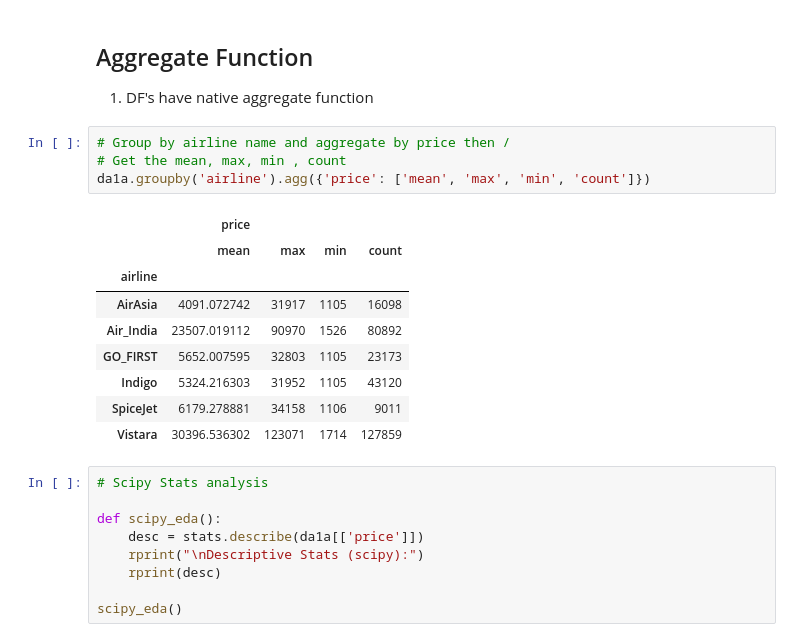
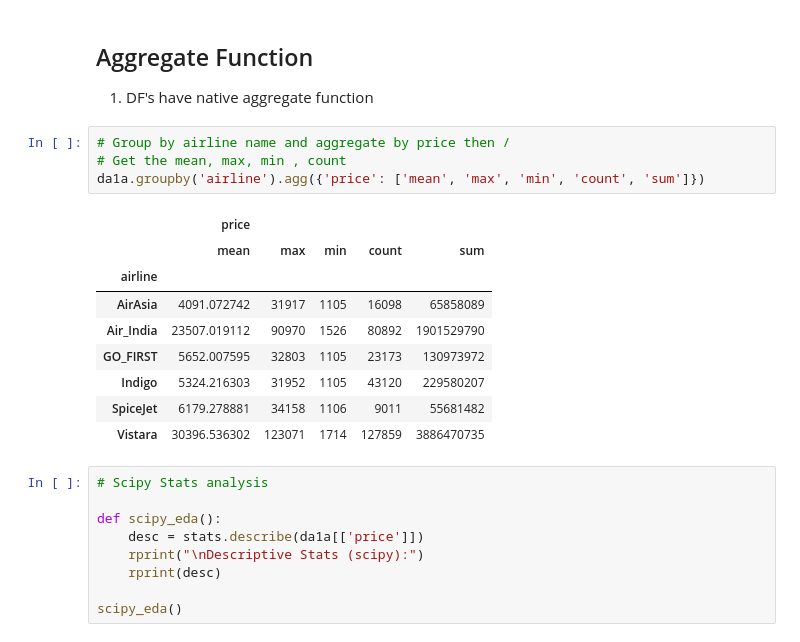
Before and after one commit to xyizko/xo-mathz, a Jupyter notebook: nb/yt-pandas-2.ipynb, the cells around one changed output. Cells and saved outputs as stored; diff of their text form.

```diff
--- a/nb/yt-pandas-2.ipynb
+++ b/nb/yt-pandas-2.ipynb
@@ -1286,17 +1286,17 @@ r4.style.format("{:,.4f}")
 # %%
 # Group by airline name and aggregate by price then /
 # Get the mean, max, min , count
-da1a.groupby('airline').agg({'price': ['mean', 'max', 'min', 'count']})
+da1a.groupby('airline').agg({'price': ['mean', 'max', 'min', 'count', 'sum']})
 # %% [output]
-|  | price |  |  |  |
-|  | mean | max | min | count |
-| airline |  |  |  |  |
-| AirAsia | 4091.072742 | 31917 | 1105 | 16098 |
-| Air_India | 23507.019112 | 90970 | 1526 | 80892 |
-| GO_FIRST | 5652.007595 | 32803 | 1105 | 23173 |
-| Indigo | 5324.216303 | 31952 | 1105 | 43120 |
-| SpiceJet | 6179.278881 | 34158 | 1106 | 9011 |
-| Vistara | 30396.536302 | 123071 | 1714 | 127859 |
+|  | price |  |  |  |  |
+|  | mean | max | min | count | sum |
+| airline |  |  |  |  |  |
+| AirAsia | 4091.072742 | 31917 | 1105 | 16098 | 65858089 |
+| Air_India | 23507.019112 | 90970 | 1526 | 80892 | 1901529790 |
+| GO_FIRST | 5652.007595 | 32803 | 1105 | 23173 | 130973972 |
+| Indigo | 5324.216303 | 31952 | 1105 | 43120 | 229580207 |
+| SpiceJet | 6179.278881 | 34158 | 1106 | 9011 | 55681482 |
+| Vistara | 30396.536302 | 123071 | 1714 | 127859 | 3886470735 |
 # %%
 # Scipy Stats analysis
 
```
Also changed, not shown: parts of 1 cell of this notebook.
